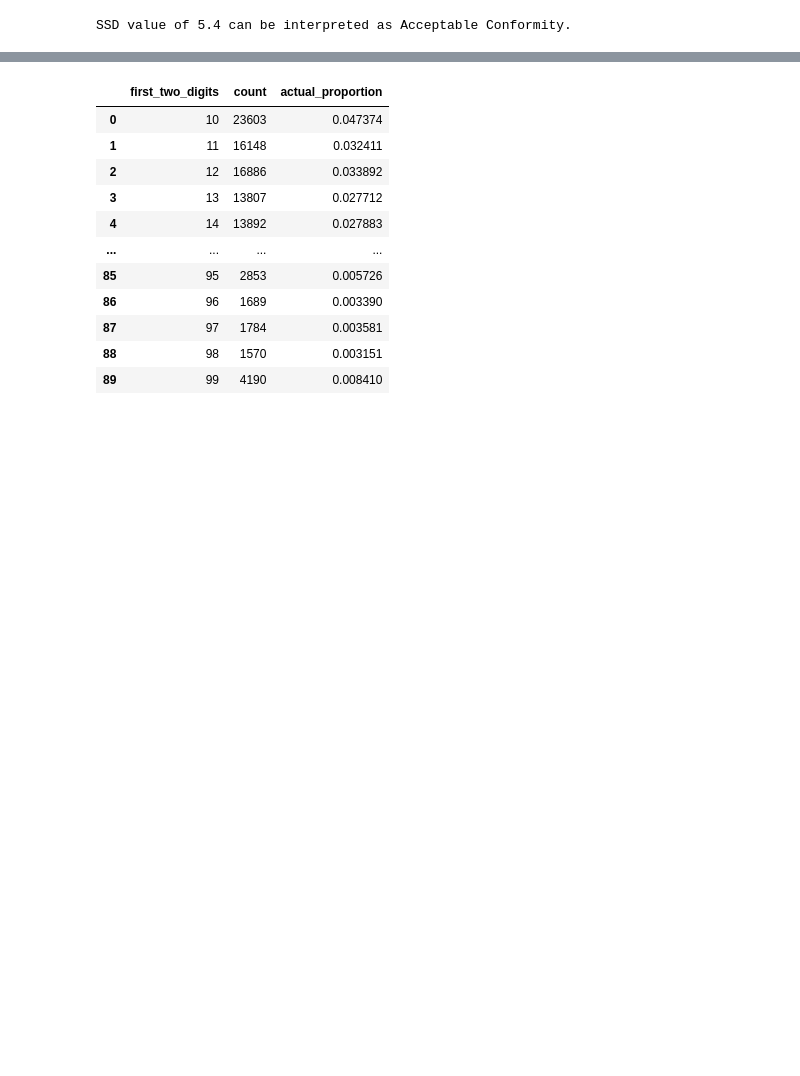
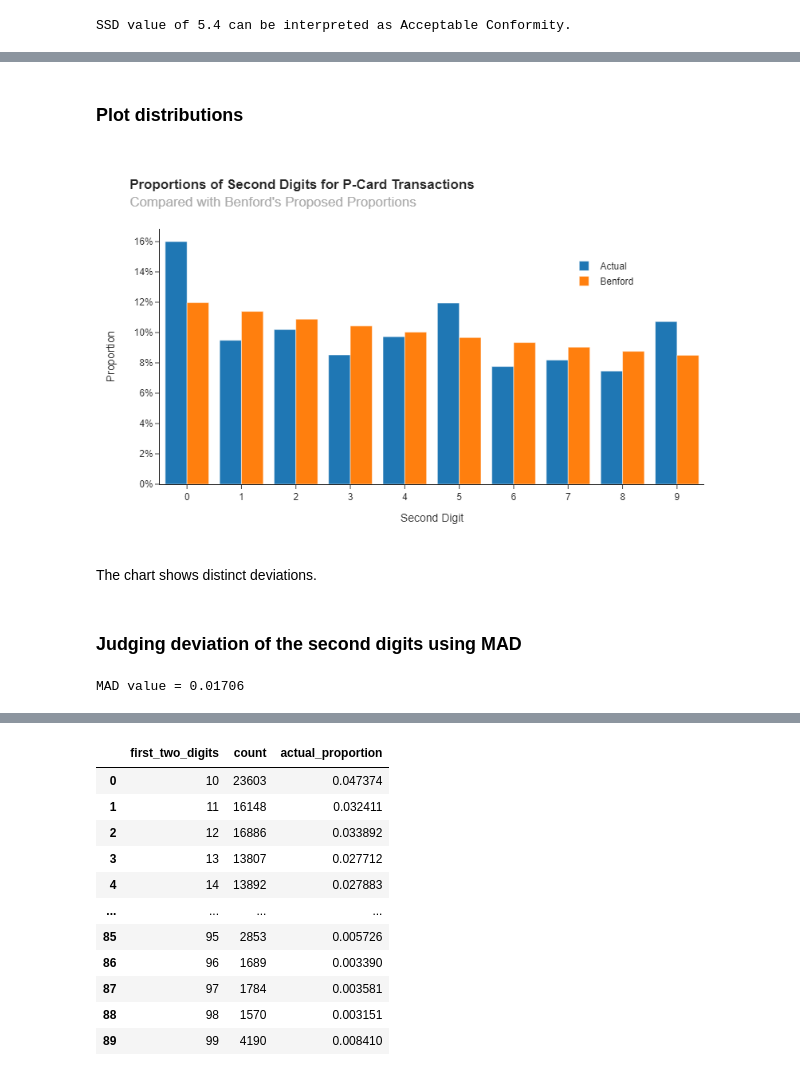
Before and after one commit to subwaymatch/park-blog-hugo, a Jupyter notebook: content/notebooks/benfords-analysis.ipynb, the cells around one changed output, grey strips where cells are left out. Drawn from its saved outputs; the diff is of its cells as text; code cells hidden in the pictures; blank space fills up the shorter version.

```diff
--- a/content/notebooks/benfords-analysis.ipynb
+++ b/content/notebooks/benfords-analysis.ipynb
@@ -252,0 +293,5 @@ Both MAD and SSD measures indicate "Acceptable conformity".
+# %%
+# append an expected_proportion column that contains Benford's distribution
+df_benford_second_digit['benford_proportion'] = [sum([np.log10(1 + 1 / (j + i))
+    for j in np.arange(start=10, stop=99, step=10)]) for i in np.arange(10)]
+df_benford_second_digit
@@ -252,0 +310,46 @@ Both MAD and SSD measures indicate "Acceptable conformity".
+# %% [markdown]
+### Plot distributions
+# %%
+fig = px.bar(
+    data_frame=df_benford_second_digit,
+    x='second_digit',
+    y=['actual_proportion', 'benford_proportion'],
+    title='<b>Proportions of Second Digits for P-Card Transactions</b><br>\
+<span style="color: #aaa">Compared with Benford\'s Proposed Proportions</span>',
+    labels={
+        'second_digit': 'Second Digit',
+        'count': 'Actual Count',
+    },
+    height=500,
+    barmode='group',
+    template='simple_white',
+)
+
+fig.update_layout(
+    font_family='Helvetica, Inter, Arial, sans-serif',
+    yaxis_title_text='Proportion',
+    yaxis_tickformat=',.0%',
+    legend_title=None,
+    legend=dict(
+        yanchor="top",
+        y=0.9,
+        xanchor="left",
+        x=0.75
+    ),
+)
+
+fig.data[0].name = 'Actual'
+fig.data[1].name = 'Benford'
+
+fig.show()
+# %% [output]
+[figure, added]
+# %% [markdown]
+The chart shows distinct deviations.
+# %% [markdown]
+### Judging deviation of the second digits using MAD
+# %%
+mad_second_digits = abs(df_benford_second_digit['actual_proportion'] - df_benford_second_digit['benford_proportion']).sum() / df_benford_second_digit.shape[0]
+print(f'MAD value = {round(mad_second_digits, 5)}')
+# %% [output]
+MAD value = 0.01706
```
Also changed, not shown: parts of 37 cells of this notebook, 2 other files.
